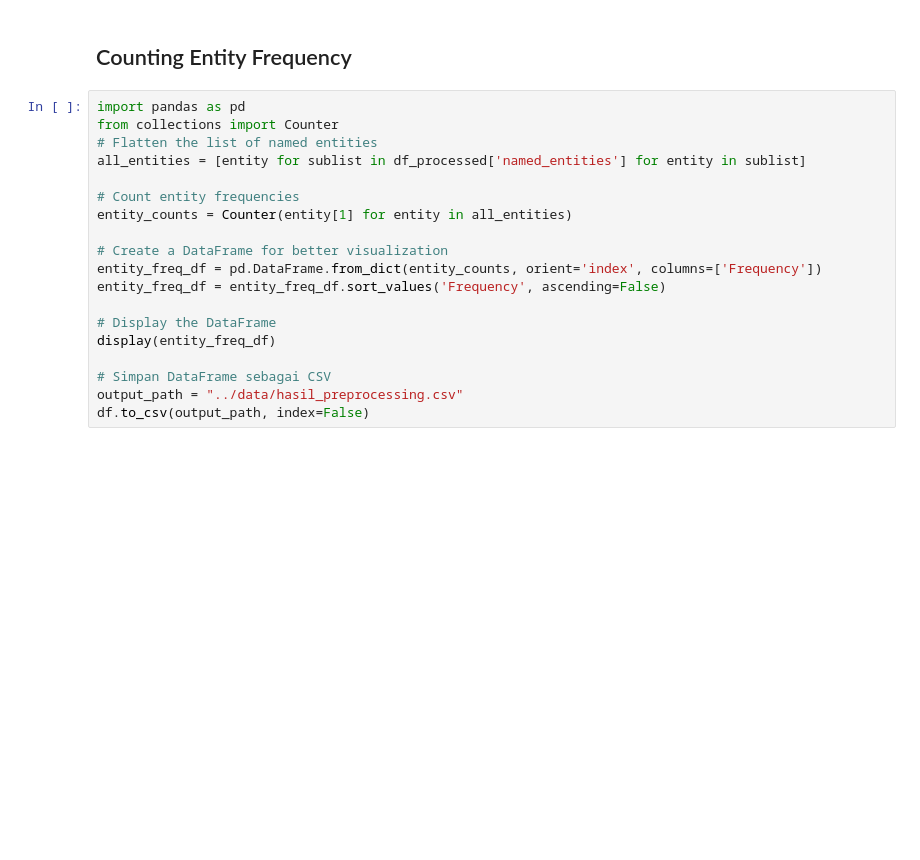
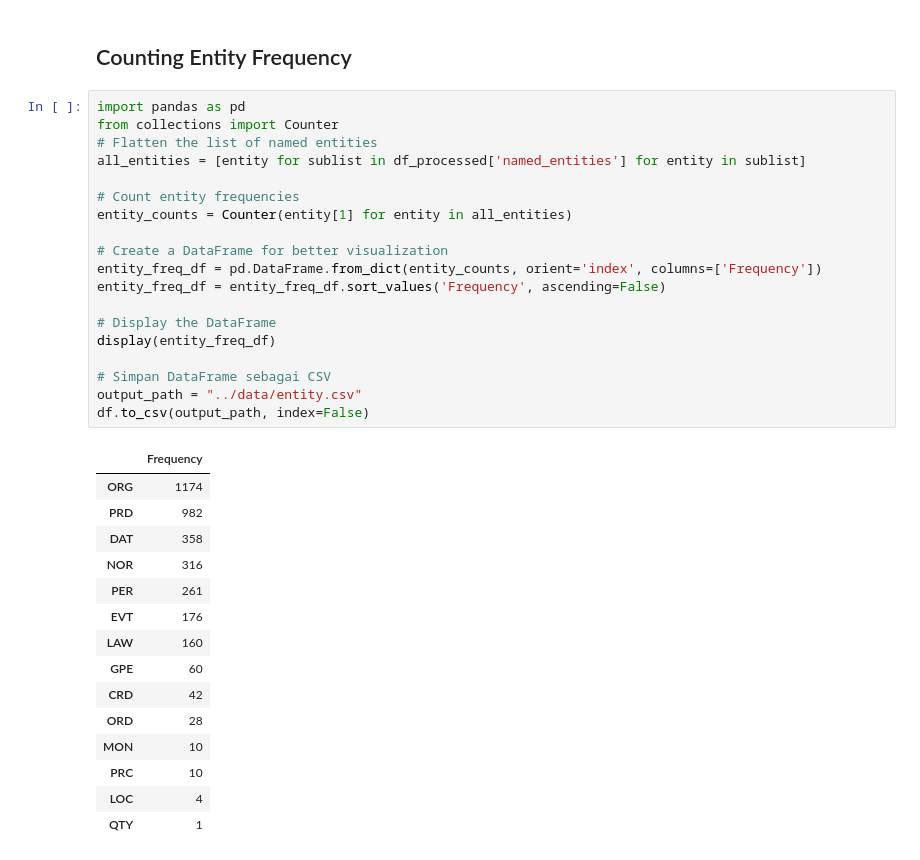
Before and after one commit to AnnisaFadila069/projectA-sentiment-analysis-coretax, a Jupyter notebook: Notebook/3_EDA_POS_NER.ipynb, the cells around one changed output. Drawn from its saved outputs; the diff is of its cells as text; blank space fills up the shorter version.

```diff
--- a/Notebook/3_EDA_POS_NER.ipynb
+++ b/Notebook/3_EDA_POS_NER.ipynb
@@ -505,19 +584,35 @@ display(HTML(f"<div style='font-family:monospace; line-height:1.8;'>{html}</div>
 # %%
 import pandas as pd
 from collections import Counter
 # Flatten the list of named entities
 all_entities = [entity for sublist in df_processed['named_entities'] for entity in sublist]
 
 # Count entity frequencies
 entity_counts = Counter(entity[1] for entity in all_entities)
 
 # Create a DataFrame for better visualization
 entity_freq_df = pd.DataFrame.from_dict(entity_counts, orient='index', columns=['Frequency'])
 entity_freq_df = entity_freq_df.sort_values('Frequency', ascending=False)
 
 # Display the DataFrame
 display(entity_freq_df)
 
 # Simpan DataFrame sebagai CSV
-output_path = "../data/hasil_preprocessing.csv"
+output_path = "../data/entity.csv"
 df.to_csv(output_path, index=False)
+# %% [output]
+|  | Frequency |
+| ORG | 1174 |
+| PRD | 982 |
+| DAT | 358 |
+| NOR | 316 |
+| PER | 261 |
+| EVT | 176 |
+| LAW | 160 |
+| GPE | 60 |
+| CRD | 42 |
+| ORD | 28 |
+| MON | 10 |
+| PRC | 10 |
+| LOC | 4 |
+| QTY | 1 |
```
Also changed, not shown: parts of 11 cells of this notebook.
